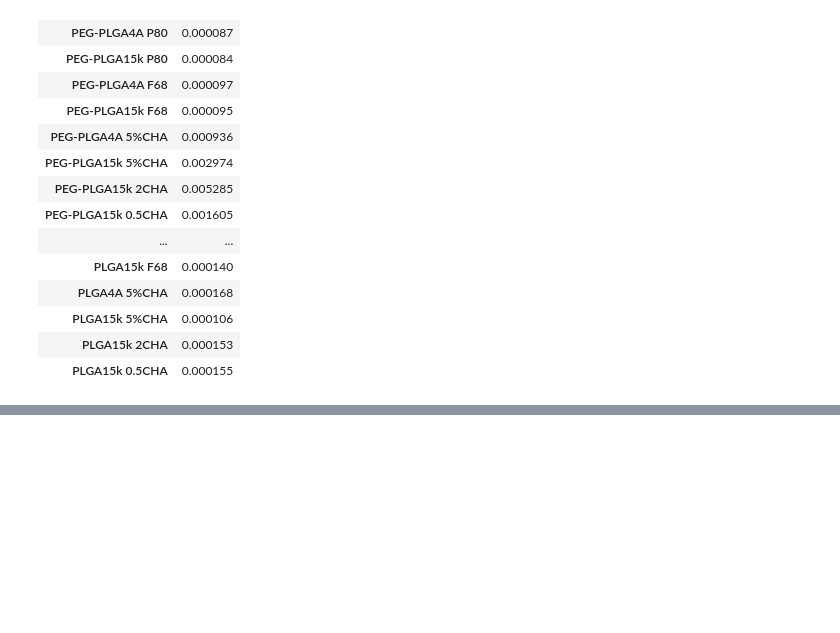
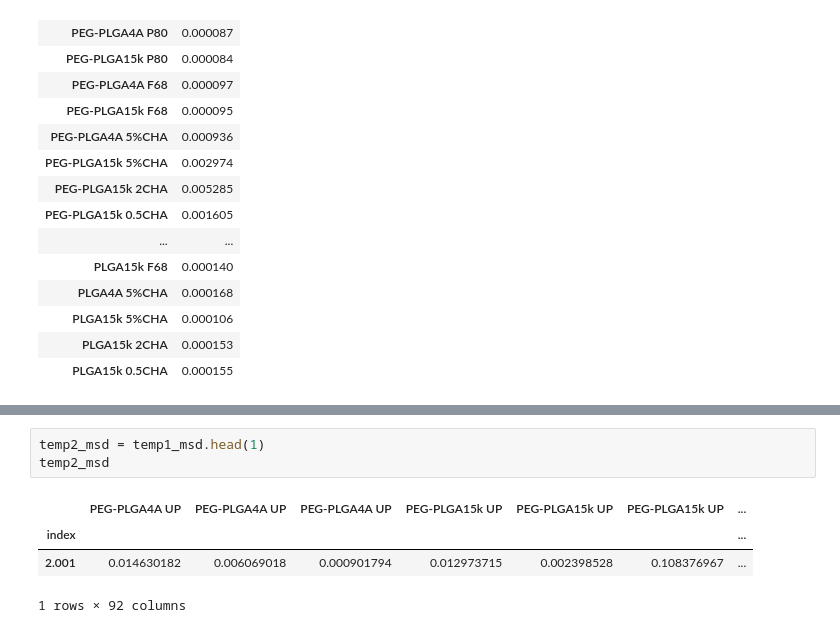
Before and after one commit to ccurtis7/brain_diffusion, a Jupyter notebook: test_notebooks/Ian_testing_2.ipynb, the cells around one changed output, grey strips where cells are left out. Drawn from its saved outputs; the diff is of its cells as text; blank space fills up the shorter version.

```diff
--- a/test_notebooks/Ian_testing_2.ipynb
+++ b/test_notebooks/Ian_testing_2.ipynb
@@ -226,0 +250,8 @@ avg_Deffs
+# %%
+temp2_msd = temp1_msd.head(1)
+temp2_msd
+# %% [output]
+|  | PEG-PLGA4A UP | PEG-PLGA4A UP | PEG-PLGA4A UP | PEG-PLGA15k UP | PEG-PLGA15k UP | PEG-PLGA15k UP | ... |
+| index |  |  |  |  |  |  | ... |
+| 2.001 | 0.014630182 | 0.006069018 | 0.000901794 | 0.012973715 | 0.002398528 | 0.108376967 | ... |
+1 rows × 92 columns
```
Also changed, not shown: parts of 1 cell of this notebook, 1 other file.
